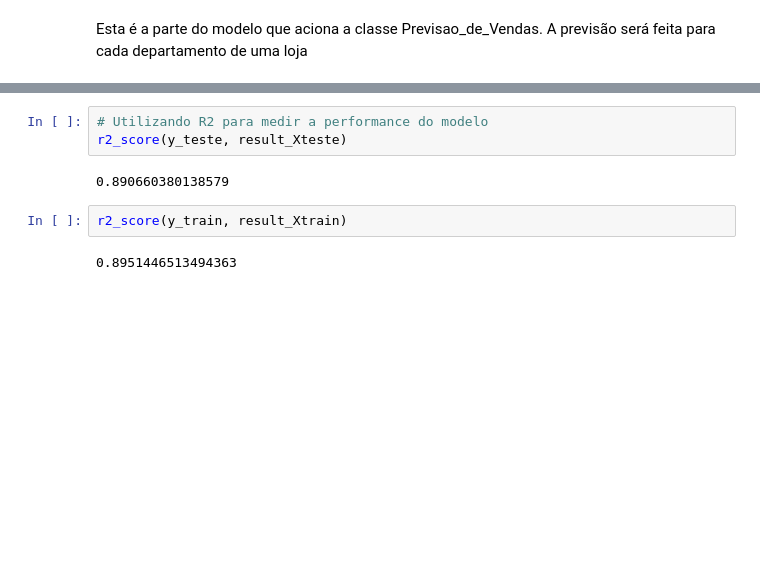
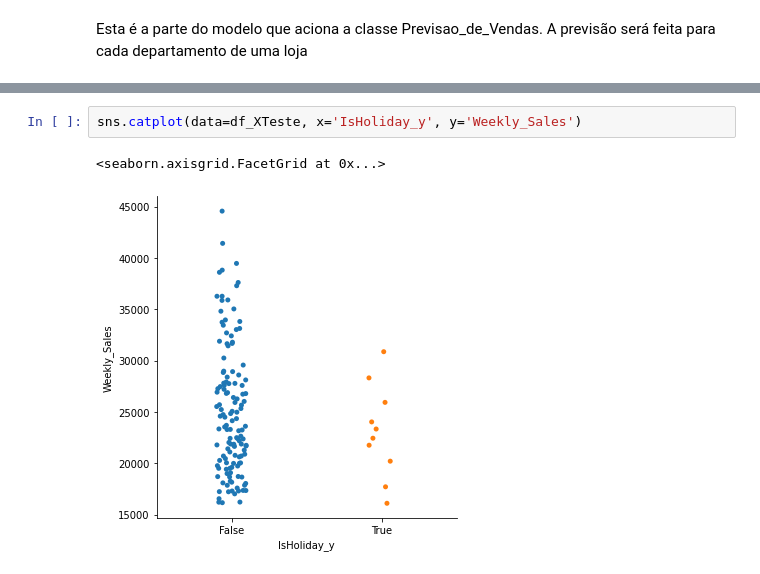
Before and after one commit to robsonbfreitas/TrabalhoFinal, a Jupyter notebook: TrabalhoFinalV2.ipynb, the cells around one changed output, grey strips where cells are left out. Cells and saved outputs as stored; diff of their text form; blank space fills up the shorter version.

```diff
--- a/TrabalhoFinalV2.ipynb
+++ b/TrabalhoFinalV2.ipynb
@@ -492,9 +168,5 @@ array([[24336.71038135],
-# %%
-# Utilizando R2 para medir a performance do modelo
-r2_score(y_teste, result_Xteste)
-# %% [output]
-0.890660380138579
-# %%
-r2_score(y_train, result_Xtrain)
-# %% [output]
-0.8951446513494363
+# %%
+sns.catplot(data=df_XTeste, x='IsHoliday_y', y='Weekly_Sales')
+# %% [output]
+<seaborn.axisgrid.FacetGrid at 0x...>
+[figure, added]
```
Also changed, not shown: parts of 42 cells of this notebook.
